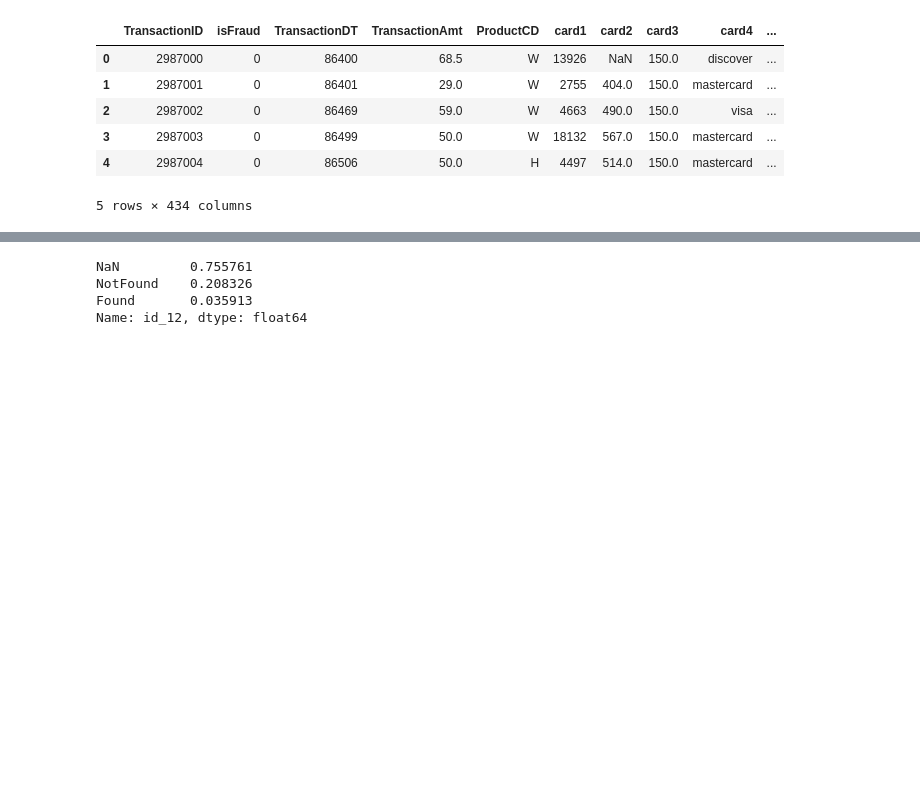
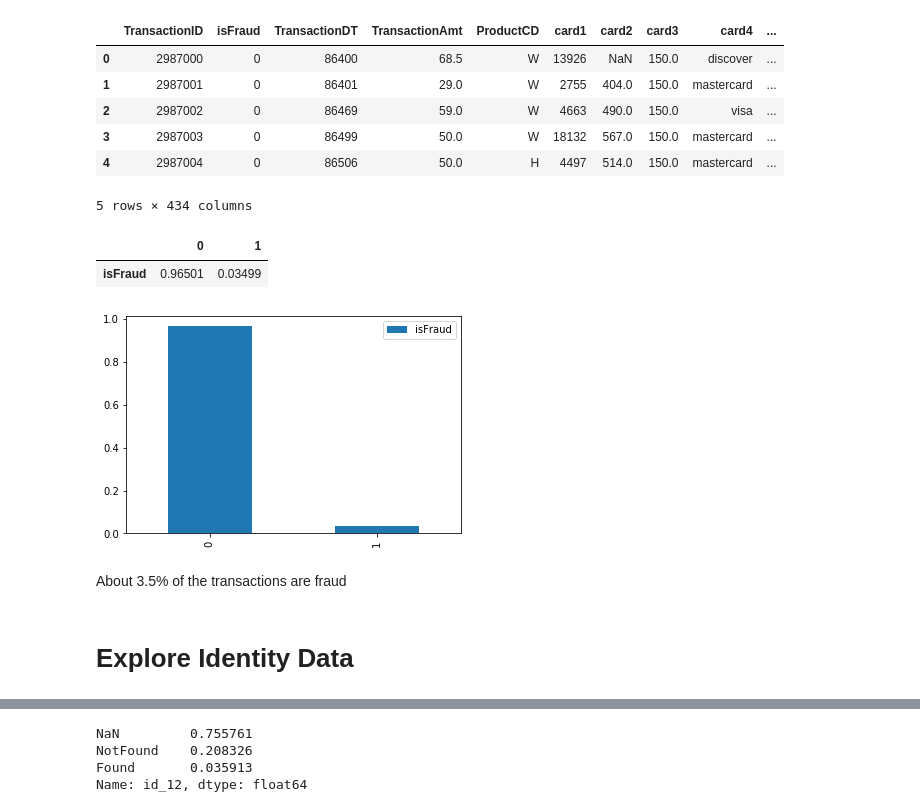
Before and after one commit to chriskwkim/mlnd, a Jupyter notebook: mlnd-capstone/Data Exploration.ipynb, the cells around one changed output, grey strips where cells are left out. Cells and saved outputs as stored; diff of their text form; code cells hidden in the pictures; blank space fills up the shorter version.

```diff
--- a/mlnd-capstone/Data Exploration.ipynb
+++ b/mlnd-capstone/Data Exploration.ipynb
@@ -26,0 +140,13 @@ del train_identity, train_transaction
+# %%
+# Ratio of normal transaction vs fraud transactions
+fc = train['isFraud'].value_counts(normalize=True).to_frame()
+fc.plot.bar()
+fc.T
+# %% [output]
+|  | 0 | 1 |
+| isFraud | 0.96501 | 0.03499 |
+[figure, added]
+# %% [markdown]
+About 3.5% of the transactions are fraud
+# %% [markdown]
+# Explore Identity Data
```
Also changed, not shown: parts of 144 cells of this notebook, 18 other files.
